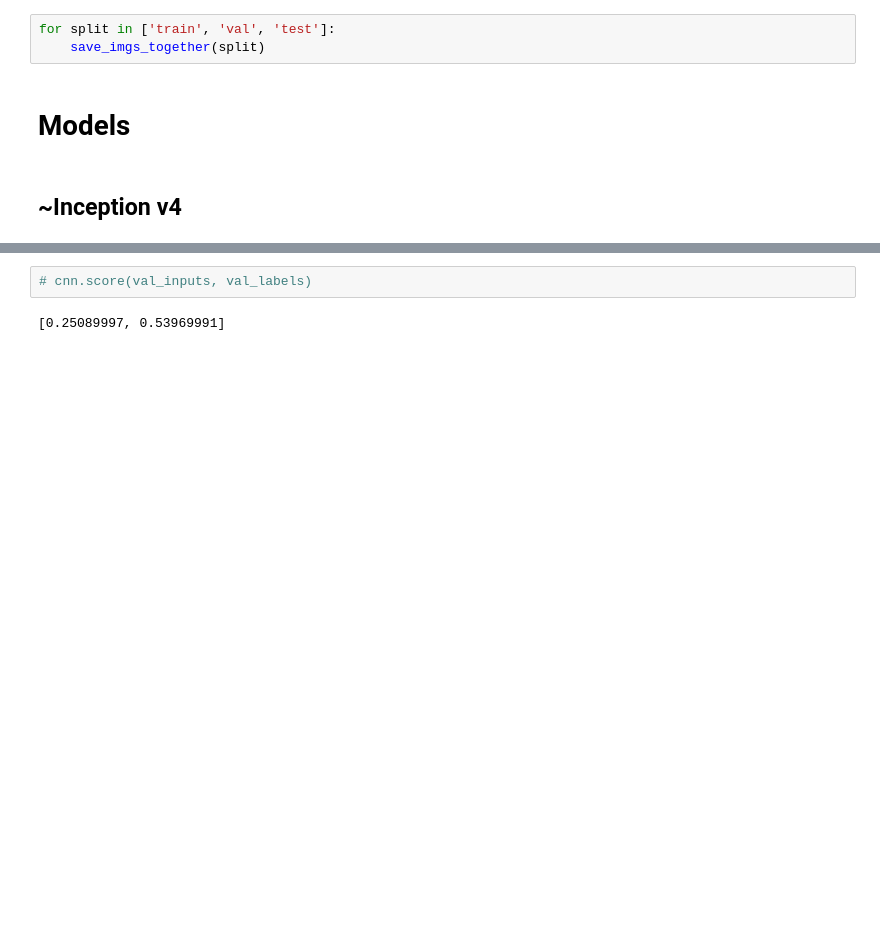
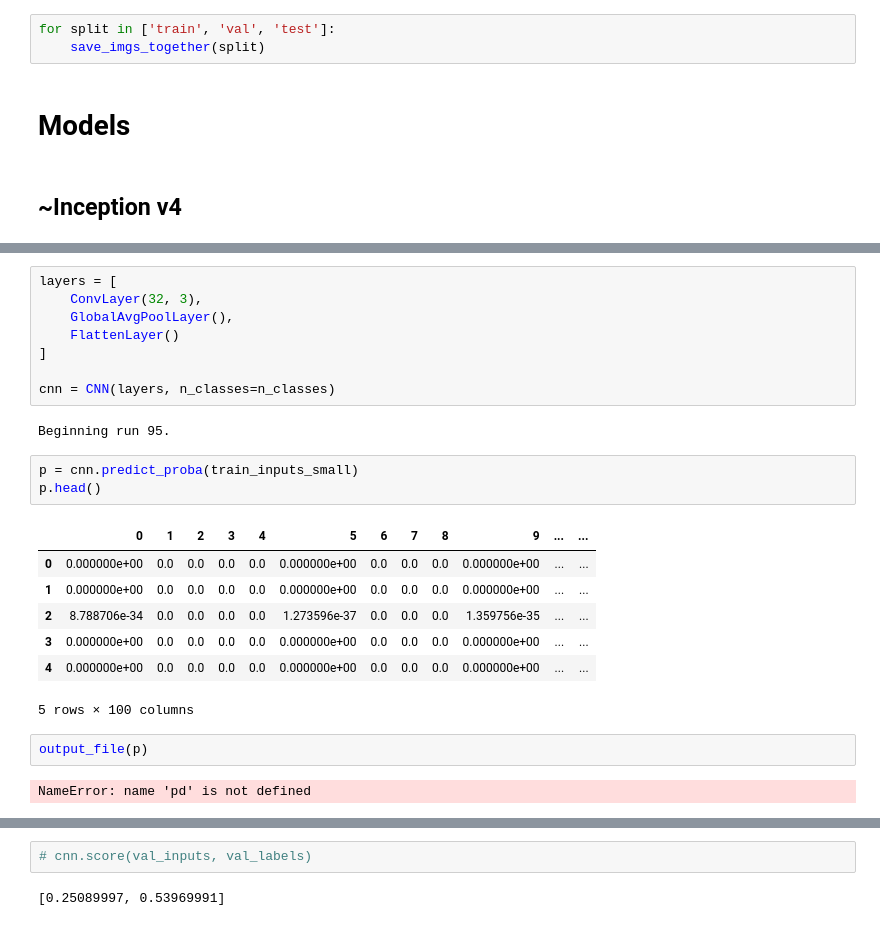
Before and after one commit to neighthan/computer_vision, a Jupyter notebook: miniplaces/miniplaces.ipynb, the cells around one changed output, grey strips where cells are left out. Cells and saved outputs as stored; diff of their text form; blank space fills up the shorter version.

```diff
--- a/miniplaces/miniplaces.ipynb
+++ b/miniplaces/miniplaces.ipynb
@@ -189 +147,26 @@ If you're reading this message in another notebook frontend (for example, a stat
+# %%
+layers = [
+    ConvLayer(32, 3),
+    GlobalAvgPoolLayer(),
+    FlattenLayer()
+]
+
+cnn = CNN(layers, n_classes=n_classes)
+# %% [output]
+Beginning run 95.
+# %%
+p = cnn.predict_proba(train_inputs_small)
+p.head()
+# %% [output]
+|  | 0 | 1 | 2 | 3 | 4 | 5 | 6 | 7 | 8 | 9 | ... | ... |
+| 0 | 0.000000e+00 | 0.0 | 0.0 | 0.0 | 0.0 | 0.000000e+00 | 0.0 | 0.0 | 0.0 | 0.000000e+00 | ... | ... |
+| 1 | 0.000000e+00 | 0.0 | 0.0 | 0.0 | 0.0 | 0.000000e+00 | 0.0 | 0.0 | 0.0 | 0.000000e+00 | ... | ... |
+| 2 | 8.788706e-34 | 0.0 | 0.0 | 0.0 | 0.0 | 1.273596e-37 | 0.0 | 0.0 | 0.0 | 1.359756e-35 | ... | ... |
+| 3 | 0.000000e+00 | 0.0 | 0.0 | 0.0 | 0.0 | 0.000000e+00 | 0.0 | 0.0 | 0.0 | 0.000000e+00 | ... | ... |
+| 4 | 0.000000e+00 | 0.0 | 0.0 | 0.0 | 0.0 | 0.000000e+00 | 0.0 | 0.0 | 0.0 | 0.000000e+00 | ... | ... |
+5 rows × 100 columns
+# %%
+output_file(p)
+# %% [output]
+NameError: name 'pd' is not defined
 # %%
```
Also changed, not shown: parts of 12 cells of this notebook.
